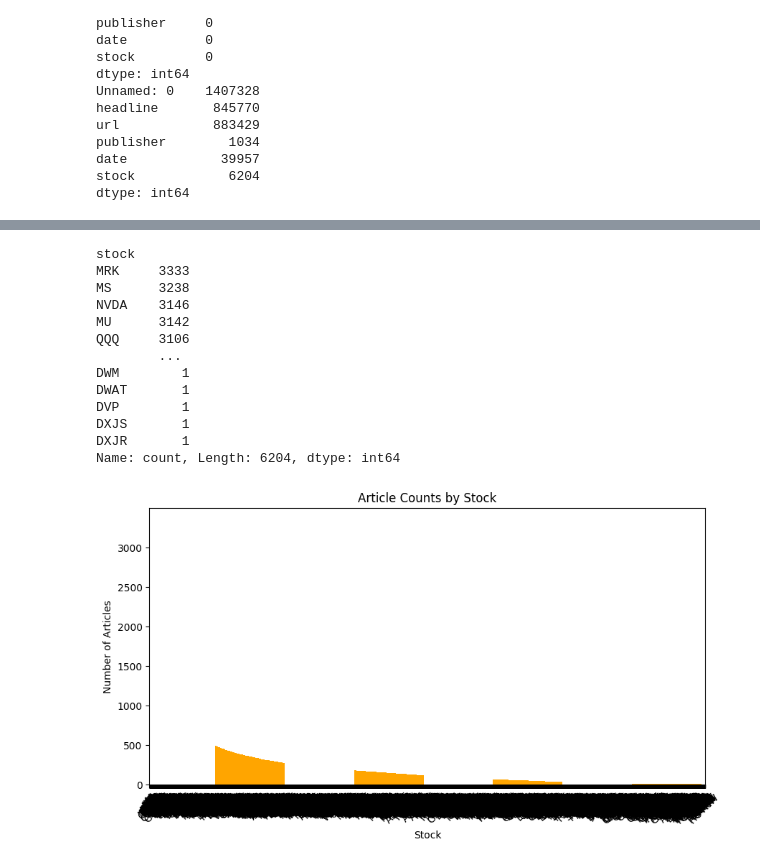
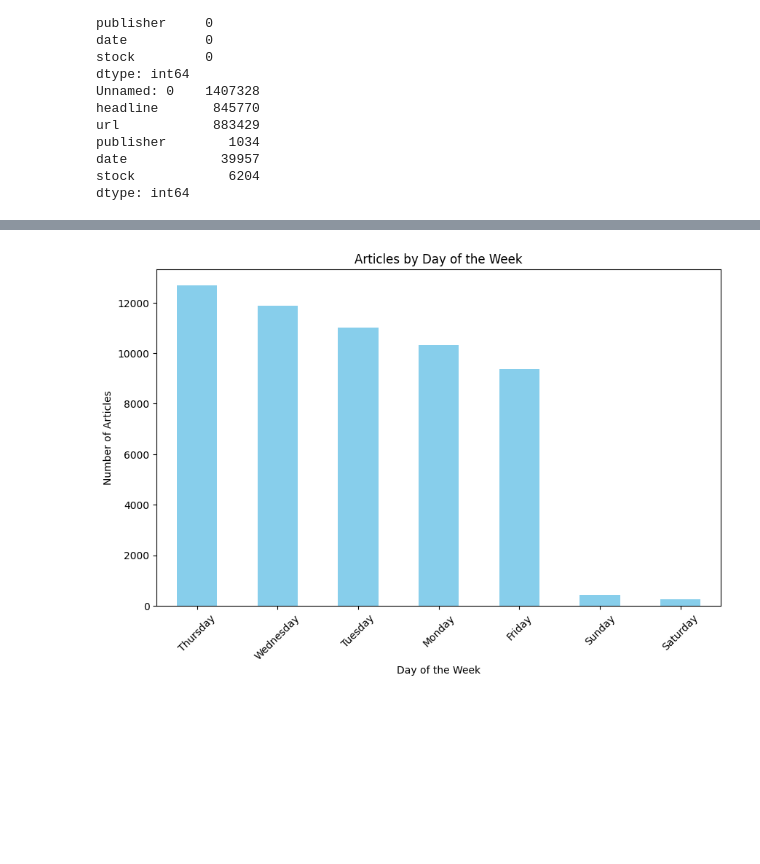
Before and after one commit to hasankere/Training, a Jupyter notebook: notebooks/stock_data_analysis.ipynb, the cells around one changed output, grey strips where cells are left out. Saved outputs shown, nothing was run; the diff lists cells and outputs as text; code cells hidden in the pictures; blank space fills up the shorter version.

```diff
--- a/notebooks/stock_data_analysis.ipynb
+++ b/notebooks/stock_data_analysis.ipynb
@@ -75,3 +81,14 @@ publisher        1034
 date            39957
 stock            6204
 dtype: int64
+# %%
+# Assuming your textual data is in a column named 'headline'
+if 'headline' in data.columns:
+    # Calculate headline lengths
+    data['headline_length'] = data['headline'].astype(str).apply(len)
+
+    # Get basic statistics for headline lengths
+    length_stats = data['headline_length'].describe()
+    print(length_stats)
+else:
+    print("Column 'headline' not found in dataset.")
@@ -147,9 +175,0 @@ Name: count, dtype: int64
-# %%
-data['headline_word_count'] = data['headline'].apply(lambda x: len(str(x).split()))
-
-# Plot word count distribution
-data['headline_word_count'].plot(kind='hist', bins=20, figsize=(10, 5), color='purple')
-plt.title("Headline Word Count Distribution")
-plt.xlabel("Word Count")
-plt.ylabel("Frequency")
-plt.show()
@@ -172,26 +176,16 @@ plt.axis("off")
 # %%
-# Check stock distribution
-print(data['stock'].value_counts())
+# Extract day of the week
+data['day_of_week'] = data['date'].dt.day_name()
 
-# Plot stock distribution
-data['stock'].value_counts().plot(kind='bar', figsize=(10, 5), color='orange')
-plt.title("Article Counts by Stock")
-plt.xlabel("Stock")
-plt.ylabel("Number of Articles")
+# Count articles by day of the week
+day_of_week_counts = data['day_of_week'].value_counts()
+
+# Plot the results
+day_of_week_counts.plot(kind='bar', color='skyblue', figsize=(10, 6))
+plt.title('Articles by Day of the Week')
+plt.xlabel('Day of the Week')
+plt.ylabel('Number of Articles')
 plt.xticks(rotation=45)
 plt.show()
 # %% [output]
-stock
-MRK     3333
-MS      3238
-NVDA    3146
-MU      3142
-QQQ     3106
-        ...
-DWM        1
-DWAT       1
-DVP        1
-DXJS       1
-DXJR       1
-Name: count, Length: 6204, dtype: int64
-[figure, old version]
+[figure, new version]
```
Also changed, not shown: parts of 26 cells of this notebook.
